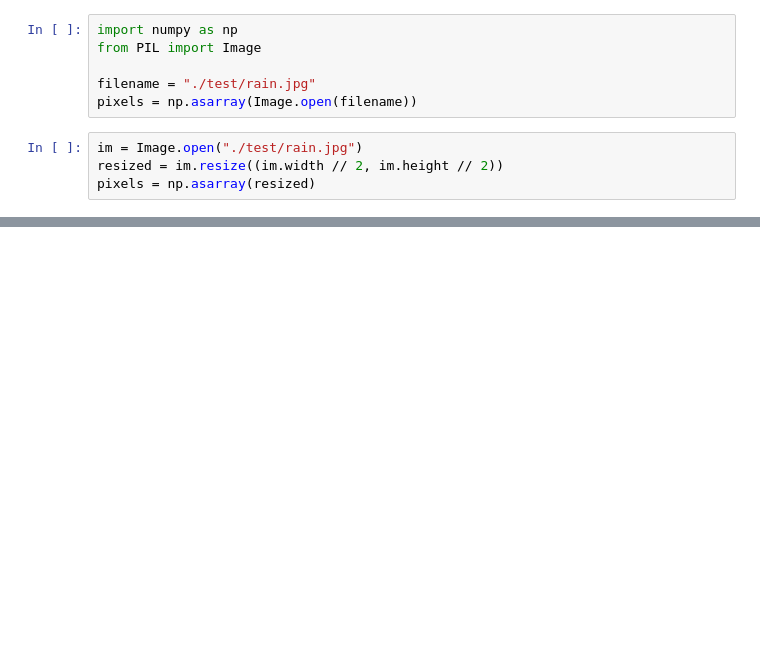
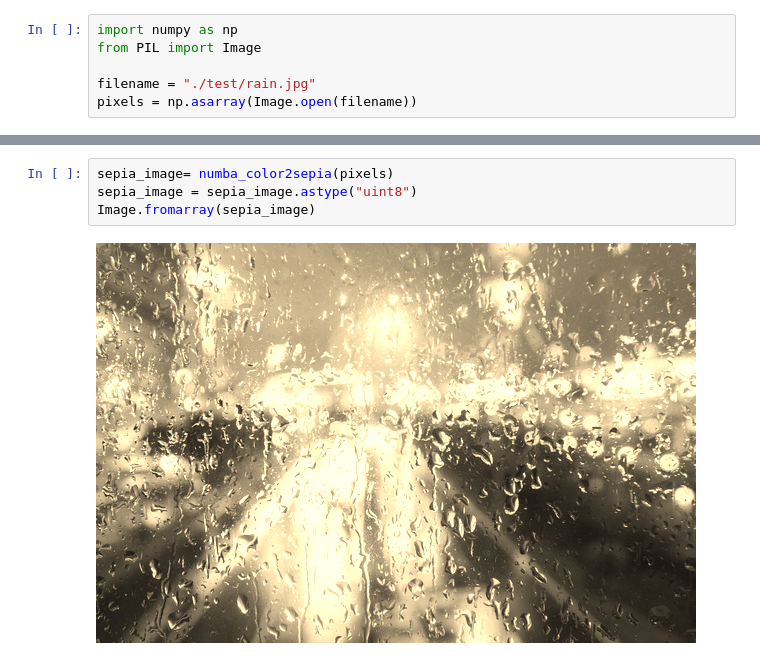
Before and after one commit to oliverif/IN3110-oliverif, a Jupyter notebook: assignment3/notebook.ipynb, the cells around one changed output, grey strips where cells are left out. Cells and saved outputs as stored; diff of their text form; blank space fills up the shorter version.

Commit message:
implemented sepia and tests

```diff
--- a/assignment3/notebook.ipynb
+++ b/assignment3/notebook.ipynb
@@ -4,7 +4,3 @@ from PIL import Image
 
 filename = "./test/rain.jpg"
 pixels = np.asarray(Image.open(filename))
-# %%
-im = Image.open("./test/rain.jpg")
-resized = im.resize((im.width // 2, im.height // 2))
-pixels = np.asarray(resized)
@@ -47 +91,7 @@ Image.fromarray(grayscale_image)
+# %%
+sepia_image= numba_color2sepia(pixels)
+sepia_image = sepia_image.astype("uint8")
+Image.fromarray(sepia_image)
+# %% [output]
+[figure, added]
 # %%
```
Also changed, not shown: parts of 20 cells of this notebook, 15 other files.
